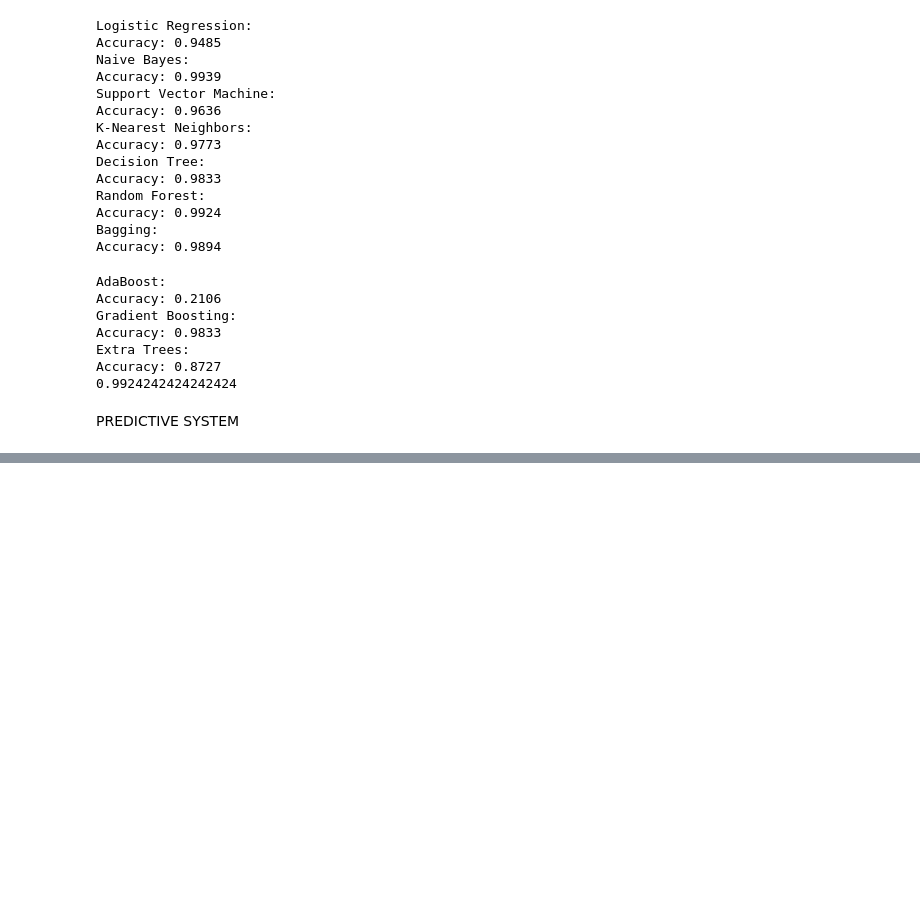
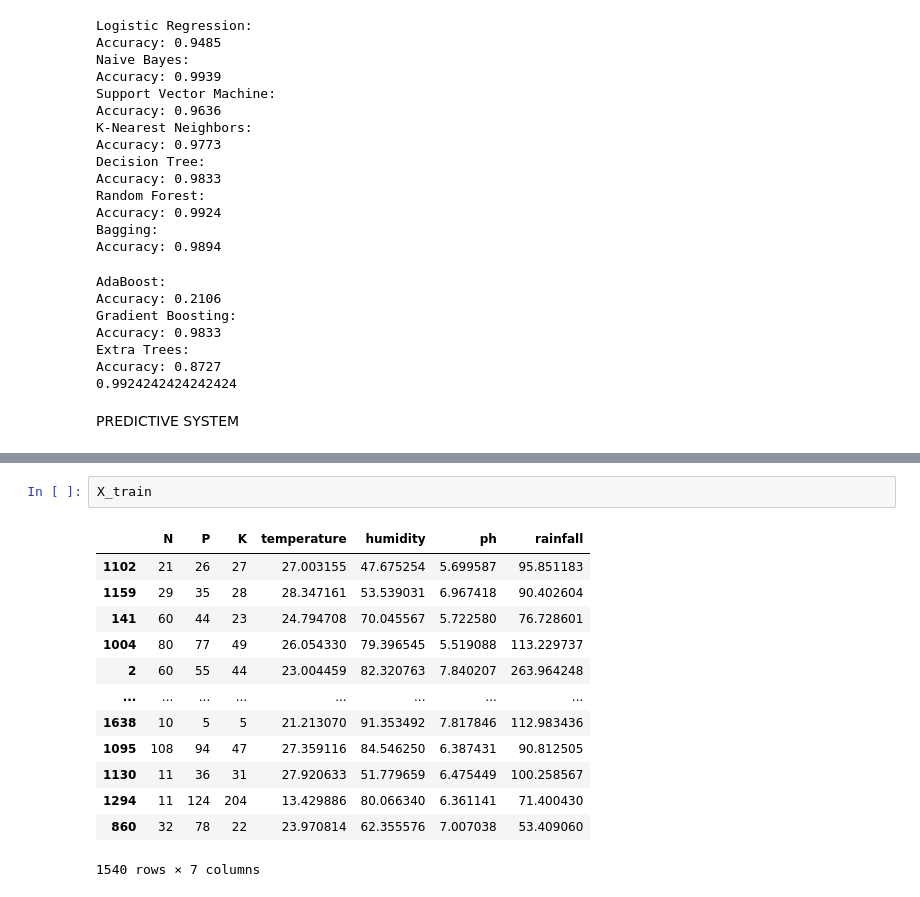
Before and after one commit to Keerthivardhan1507/Crop-Recomendation, a Jupyter notebook: notebook/crop.ipynb, the cells around one changed output, grey strips where cells are left out. Drawn from its saved outputs; the diff is of its cells as text; blank space fills up the shorter version.

```diff
--- a/notebook/crop.ipynb
+++ b/notebook/crop.ipynb
@@ -245,0 +312,16 @@ PREDICTIVE SYSTEM
+# %%
+X_train
+# %% [output]
+|  | N | P | K | temperature | humidity | ph | rainfall |
+| 1102 | 21 | 26 | 27 | 27.003155 | 47.675254 | 5.699587 | 95.851183 |
+| 1159 | 29 | 35 | 28 | 28.347161 | 53.539031 | 6.967418 | 90.402604 |
+| 141 | 60 | 44 | 23 | 24.794708 | 70.045567 | 5.722580 | 76.728601 |
+| 1004 | 80 | 77 | 49 | 26.054330 | 79.396545 | 5.519088 | 113.229737 |
+| 2 | 60 | 55 | 44 | 23.004459 | 82.320763 | 7.840207 | 263.964248 |
+| ... | ... | ... | ... | ... | ... | ... | ... |
+| 1638 | 10 | 5 | 5 | 21.213070 | 91.353492 | 7.817846 | 112.983436 |
+| 1095 | 108 | 94 | 47 | 27.359116 | 84.546250 | 6.387431 | 90.812505 |
+| 1130 | 11 | 36 | 31 | 27.920633 | 51.779659 | 6.475449 | 100.258567 |
+| 1294 | 11 | 124 | 204 | 13.429886 | 80.066340 | 6.361141 | 71.400430 |
+| 860 | 32 | 78 | 22 | 23.970814 | 62.355576 | 7.007038 | 53.409060 |
+1540 rows × 7 columns
```
Also changed, not shown: parts of 2 cells of this notebook.
